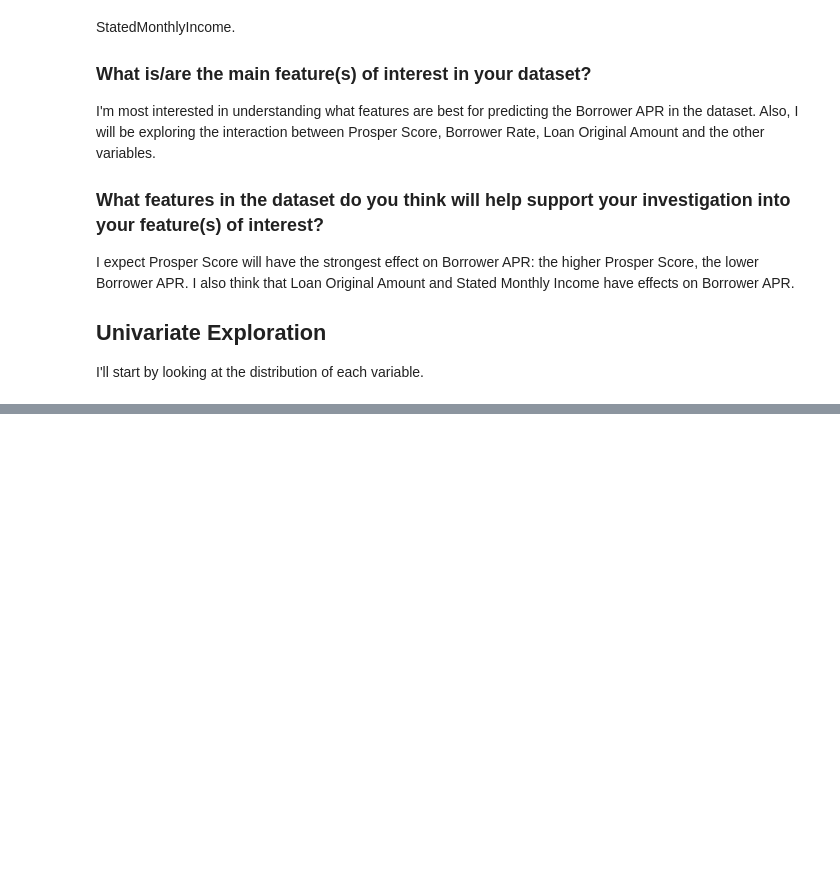
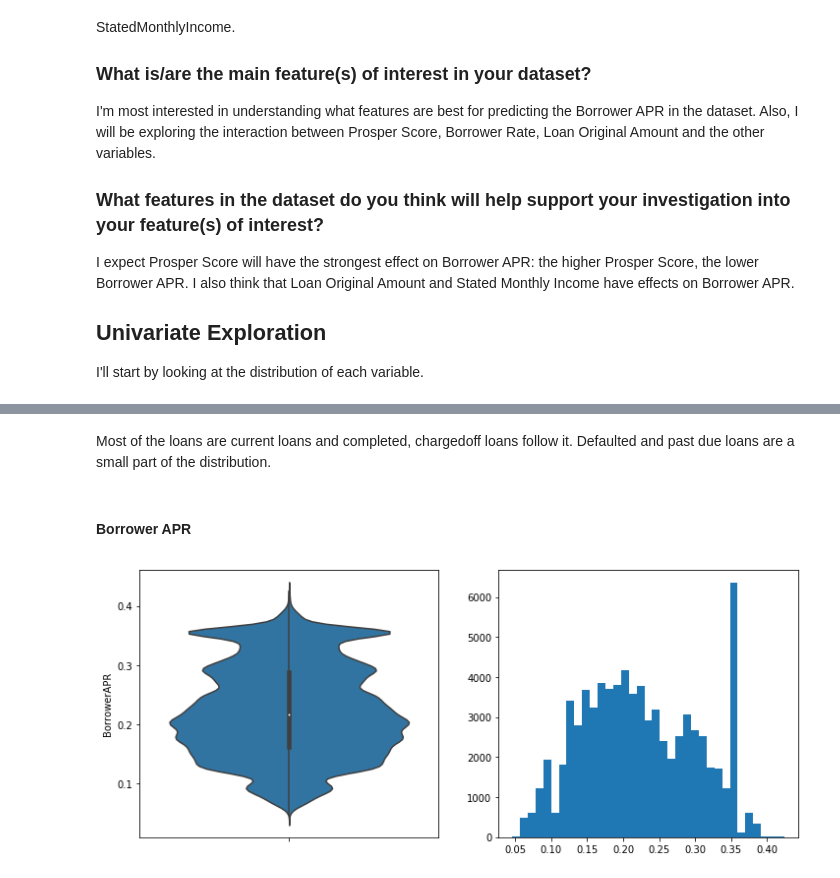
Before and after one commit to yagmurdalman/communicate-data-findings, a Jupyter notebook: ProsperLoan_exploratory.ipynb, the cells around one changed output, grey strips where cells are left out. Drawn from its saved outputs; the diff is of its cells as text; code cells hidden in the pictures; blank space fills up the shorter version.

```diff
--- a/ProsperLoan_exploratory.ipynb
+++ b/ProsperLoan_exploratory.ipynb
@@ -131,0 +161,14 @@ I'll start by looking at the distribution of each variable.
+# %% [markdown]
+Most of the loans are current loans and completed, chargedoff loans follow it. Defaulted and past due loans are a small part of the distribution.
+# %% [markdown]
+#### Borrower APR
+# %%
+plt.figure(figsize = [12, 5])
+
+plt.subplot(1,2,1)
+sb.violinplot(data = df, y = 'BorrowerAPR', color = base_color);
+
+plt.subplot(1,2,2)
+plt.hist(data=df, x='BorrowerAPR', bins=35);
+# %% [output]
+[figure, added]
```
Also changed, not shown: parts of 66 cells of this notebook.
